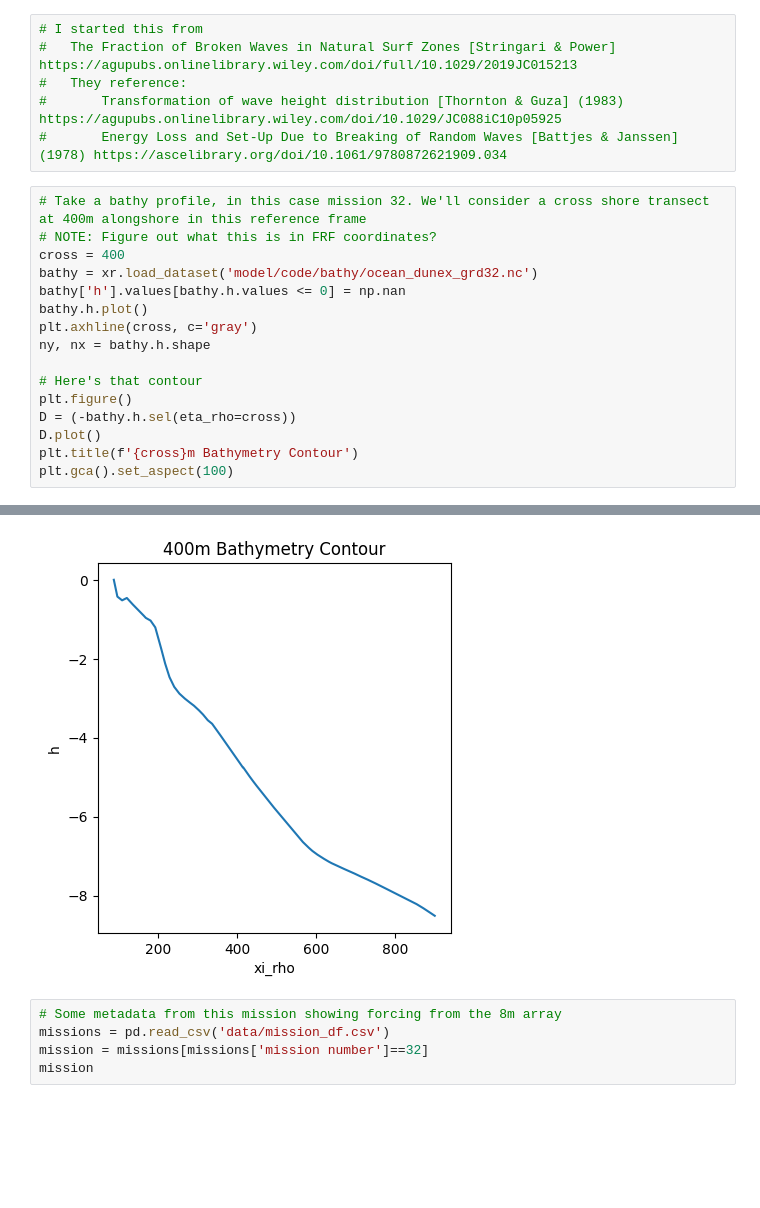
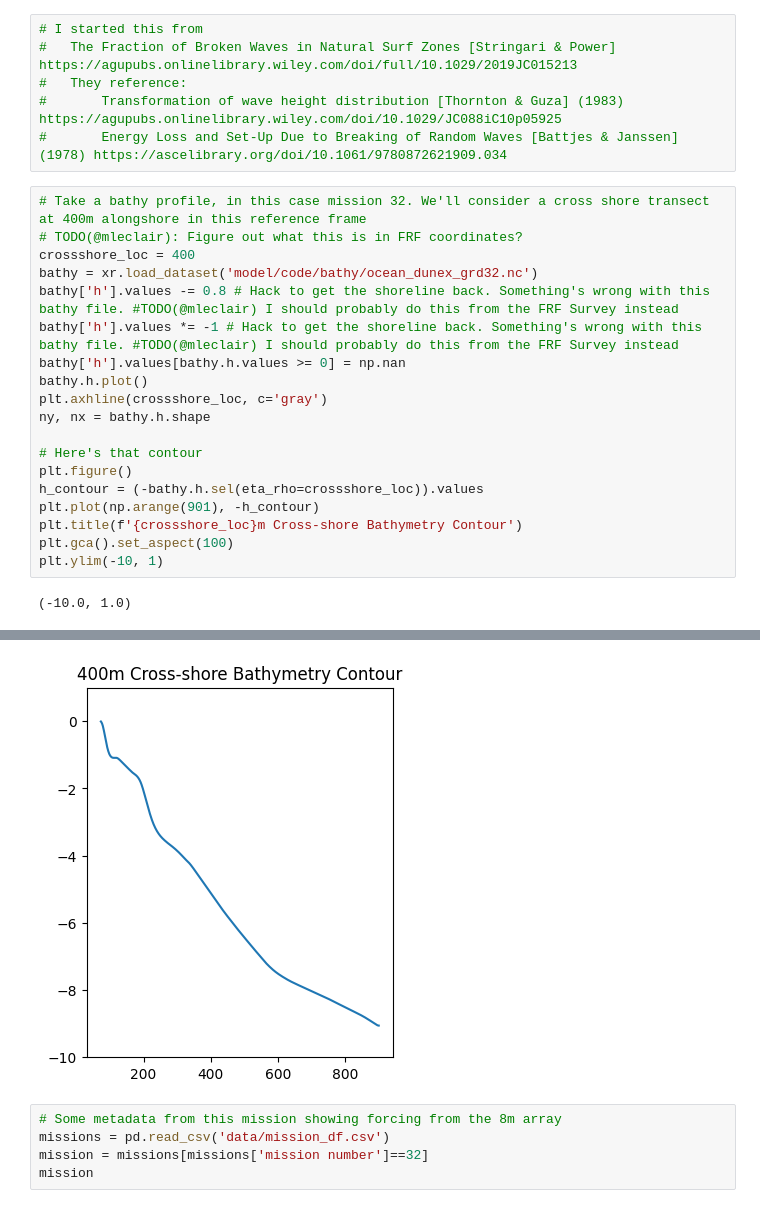
Before and after one commit to mleclair73/dunex, a Jupyter notebook: analytical_qb.ipynb, the cells around one changed output, grey strips where cells are left out. Saved outputs shown, nothing was run; the diff lists cells and outputs as text; blank space fills up the shorter version.

```diff
--- a/analytical_qb.ipynb
+++ b/analytical_qb.ipynb
@@ -13,18 +13,22 @@ plt.rcParams['image.origin'] = 'lower'
 #       Energy Loss and Set-Up Due to Breaking of Random Waves [Battjes & Janssen] (1978) https://ascelibrary.org/doi/10.1061/9780872621909.034
 # %%
 # Take a bathy profile, in this case mission 32. We'll consider a cross shore transect at 400m alongshore in this reference frame
-# NOTE: Figure out what this is in FRF coordinates?
-cross = 400
+# TODO(@mleclair): Figure out what this is in FRF coordinates?
+crossshore_loc = 400
 bathy = xr.load_dataset('model/code/bathy/ocean_dunex_grd32.nc')
-bathy['h'].values[bathy.h.values <= 0] = np.nan
+bathy['h'].values -= 0.8 # Hack to get the shoreline back. Something's wrong with this bathy file. #TODO(@mleclair) I should probably do this from the FRF Survey instead
+bathy['h'].values *= -1 # Hack to get the shoreline back. Something's wrong with this bathy file. #TODO(@mleclair) I should probably do this from the FRF Survey instead
+bathy['h'].values[bathy.h.values >= 0] = np.nan
 bathy.h.plot()
-plt.axhline(cross, c='gray')
+plt.axhline(crossshore_loc, c='gray')
 ny, nx = bathy.h.shape
 
 # Here's that contour
 plt.figure()
-D = (-bathy.h.sel(eta_rho=cross))
-D.plot()
-plt.title(f'{cross}m Bathymetry Contour')
+h_contour = (-bathy.h.sel(eta_rho=crossshore_loc)).values
+plt.plot(np.arange(901), -h_contour)
+plt.title(f'{crossshore_loc}m Cross-shore Bathymetry Contour')
 plt.gca().set_aspect(100)
+plt.ylim(-10, 1)
 # %% [output]
+(-10.0, 1.0)
@@ -32,4 +36,4 @@ plt.gca().set_aspect(100)
-[figure, old version]
+[figure, new version]
 # %%
 # Some metadata from this mission showing forcing from the 8m array
 missions = pd.read_csv('data/mission_df.csv')
```
Also changed, not shown: parts of 41 cells of this notebook.
